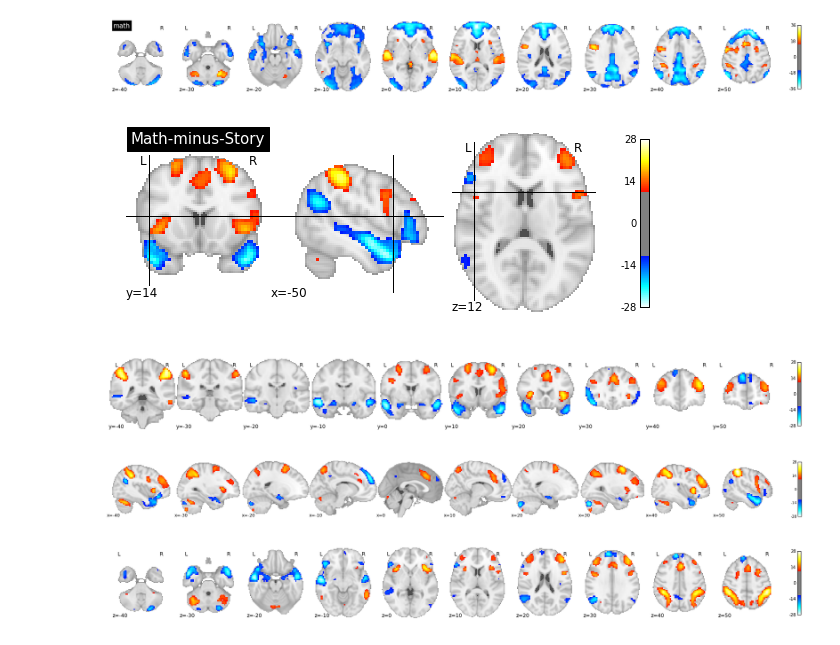
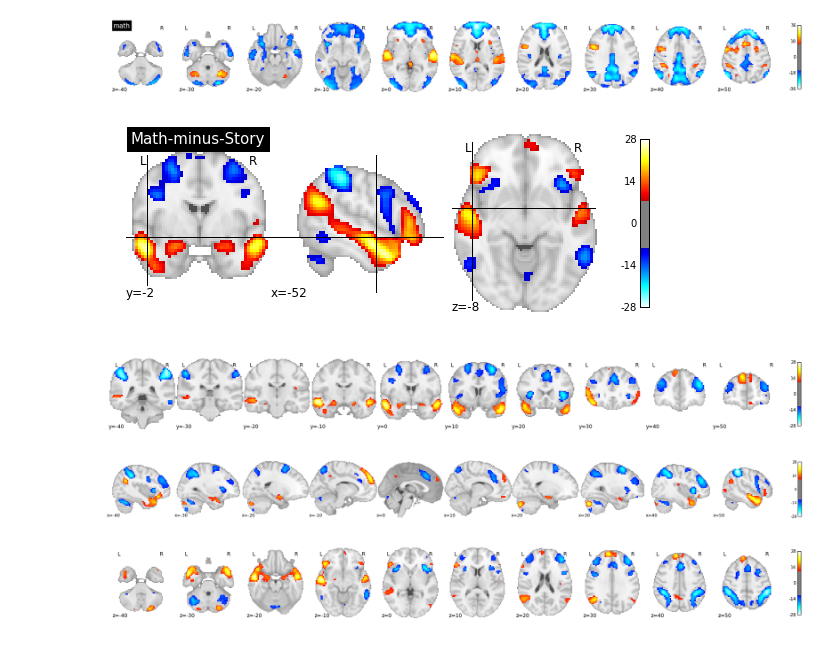
Before and after one commit to SIMEXP/hcp, a Jupyter notebook: hcp_activation_maps_language_exp1.ipynb, the cells around one changed output. Cells and saved outputs as stored; diff of their text form; code cells hidden in the pictures.

Commit message:
activation group map story minus math

```diff
--- a/hcp_activation_maps_language_exp1.ipynb
+++ b/hcp_activation_maps_language_exp1.ipynb
@@ -82,32 +82,32 @@ Min = -36.205; Max = 32.768
 # %%
 # display map difference Math - Story
 
 in_vol_math = nib.load(os.path.join(path_rmaps, rmaps_file_pattern.format("math")))
 in_vol_story = nib.load(os.path.join(path_rmaps, rmaps_file_pattern.format("story")))
-in_math_minus_story = in_vol_math.get_data() - in_vol_story.get_data()
-in_vol_math_minus_story = nib.Nifti1Image(in_math_minus_story,
+in_story_minus_math = in_vol_story.get_data() - in_vol_math.get_data()
+in_vol_story_minus_math = nib.Nifti1Image(in_story_minus_math,
                                           affine=in_vol_story.affine,
                                           header=in_vol_story.header
                                          )
 
-display = plotting.plot_stat_map(in_vol_math_minus_story, threshold= 11,
-                                 cut_coords=(-50, 14, 12),
+display = plotting.plot_stat_map(in_vol_story_minus_math, threshold= 8,
+                                 cut_coords=(-52, -2, -8),
                                  title= "Math-minus-Story"
                                  )
-display = plotting.plot_stat_map(in_vol_math_minus_story, threshold= 11,
+display = plotting.plot_stat_map(in_vol_story_minus_math, threshold= 11,
                                  display_mode='y',
                                  cut_coords= range(-40, 60, 10),
                                 )
-display = plotting.plot_stat_map(in_vol_math_minus_story, threshold=11,
+display = plotting.plot_stat_map(in_vol_story_minus_math, threshold=11,
                                  display_mode='x',
                                  cut_coords= range(-40, 60, 10),
                                 )
-display = plotting.plot_stat_map(in_vol_math_minus_story, threshold=11,
+display = plotting.plot_stat_map(in_vol_story_minus_math, threshold=11,
                                  display_mode='z',
                                  cut_coords= range(-40, 60, 10),
                                 )
 # %% [output]
-[figure, old version]
+[figure, new version]
-[figure, old version]
+[figure, new version]
-[figure, old version]
+[figure, new version]
-[figure, old version]
+[figure, new version]
```
